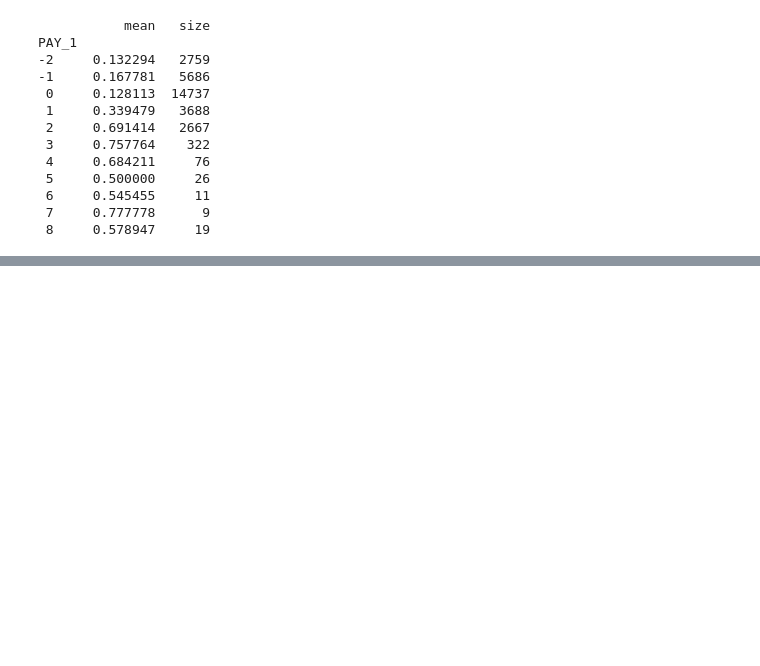
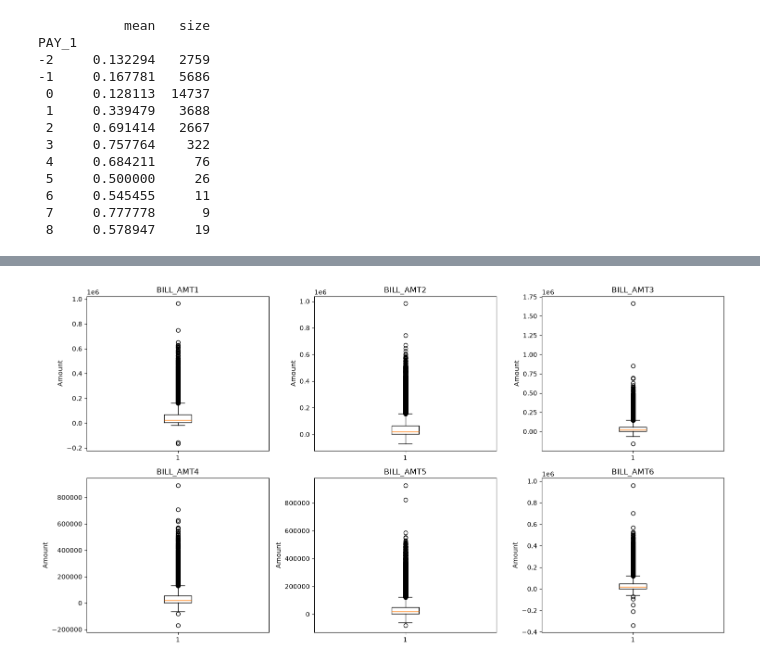
Before and after one commit to Luben69/Default-of-Credit-Card-Clients, a Jupyter notebook: Untitled.ipynb, the cells around one changed output, grey strips where cells are left out. Saved outputs shown, nothing was run; the diff lists cells and outputs as text; code cells hidden in the pictures; blank space fills up the shorter version.

```diff
--- a/Untitled.ipynb
+++ b/Untitled.ipynb
@@ -750,0 +1016,14 @@ PAY_1
+# %%
+bill = [f'BILL_AMT{i}' for i in range(1, 7)]
+
+fig, axes = plt.subplots(2, 3, figsize=(15, 8))
+
+for ax, col in zip(axes.ravel(), bill):
+    ax.boxplot(df[col])
+    ax.set_title(col)
+    ax.set_ylabel("Amount")
+
+plt.tight_layout()
+plt.show()
+# %% [output]
+[figure, added]
```
Also changed, not shown: parts of 38 cells of this notebook.
